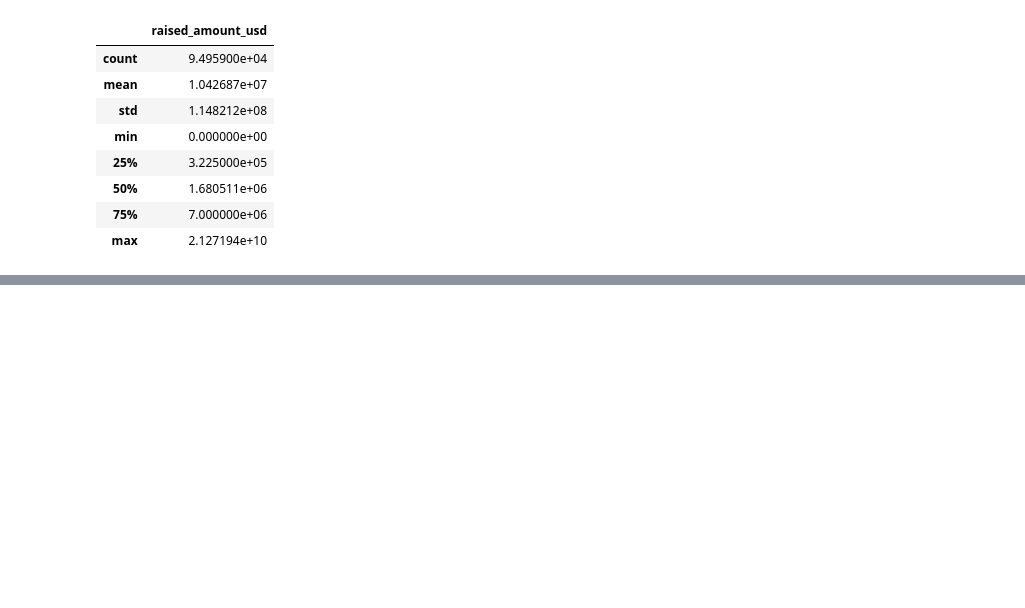
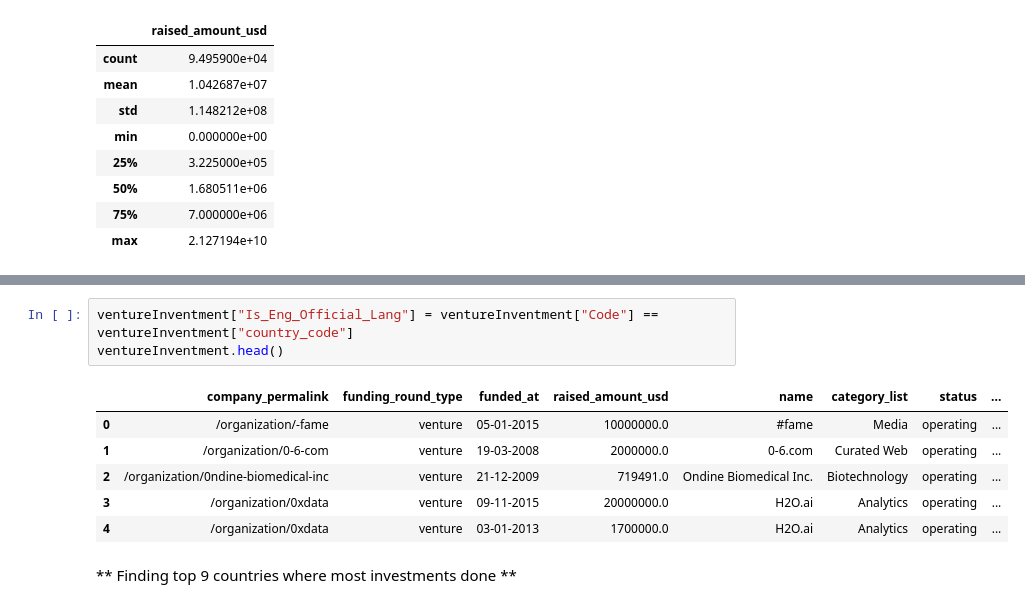
Before and after one commit to ppawar88/DSProject, a Jupyter notebook: Investment Case Group Project/Investment Analysis.ipynb, the cells around one changed output, grey strips where cells are left out. Saved outputs shown, nothing was run; the diff lists cells and outputs as text; blank space fills up the shorter version.

Commit message:
Spark fund Investment

```diff
--- a/Investment Case Group Project/Investment Analysis.ipynb
+++ b/Investment Case Group Project/Investment Analysis.ipynb
@@ -168,0 +302,12 @@ dtype: float64
+# %%
+ventureInventment["Is_Eng_Official_Lang"] = ventureInventment["Code"] == ventureInventment["country_code"]
+ventureInventment.head()
+# %% [output]
+|  | company_permalink | funding_round_type | funded_at | raised_amount_usd | name | category_list | status | ... |
+| 0 | /organization/-fame | venture | 05-01-2015 | 10000000.0 | #fame | Media | operating | ... |
+| 1 | /organization/0-6-com | venture | 19-03-2008 | 2000000.0 | 0-6.com | Curated Web | operating | ... |
+| 2 | /organization/0ndine-biomedical-inc | venture | 21-12-2009 | 719491.0 | Ondine Biomedical Inc. | Biotechnology | operating | ... |
+| 3 | /organization/0xdata | venture | 09-11-2015 | 20000000.0 | H2O.ai | Analytics | operating | ... |
+| 4 | /organization/0xdata | venture | 03-01-2013 | 1700000.0 | H2O.ai | Analytics | operating | ... |
+# %% [markdown]
+** Finding top 9 countries where most investments done **
```
Also changed, not shown: parts of 83 cells of this notebook, 4 other files.
